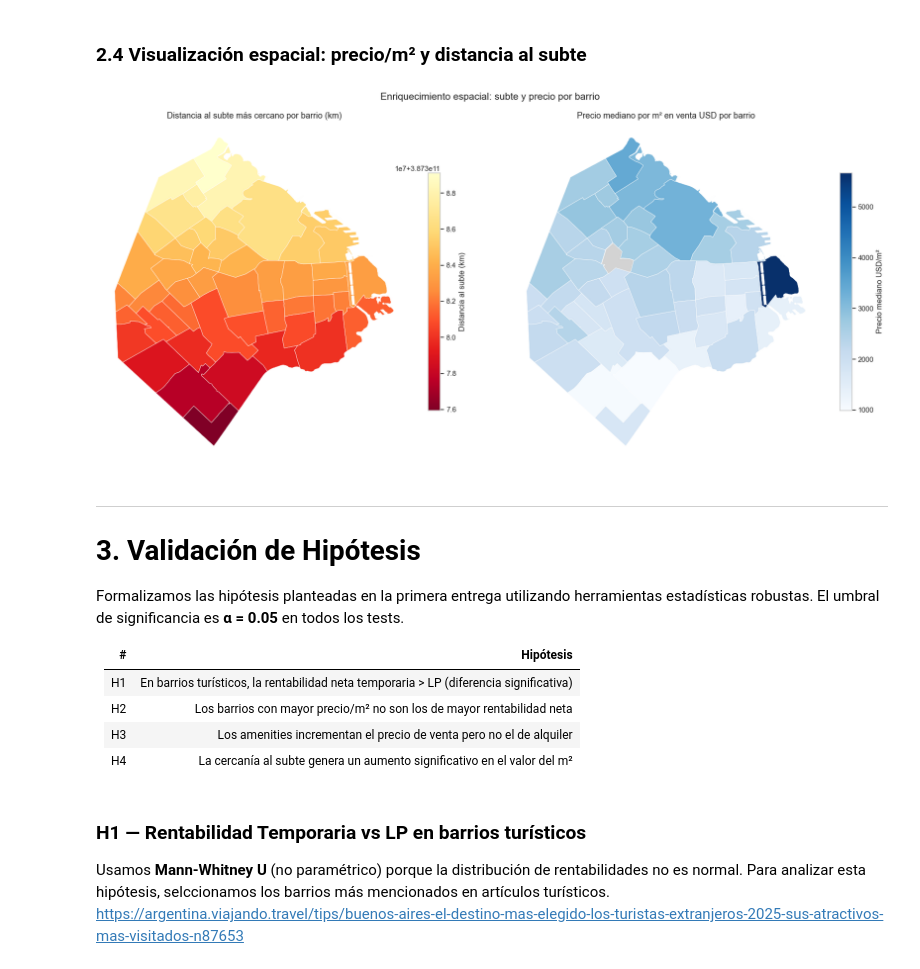
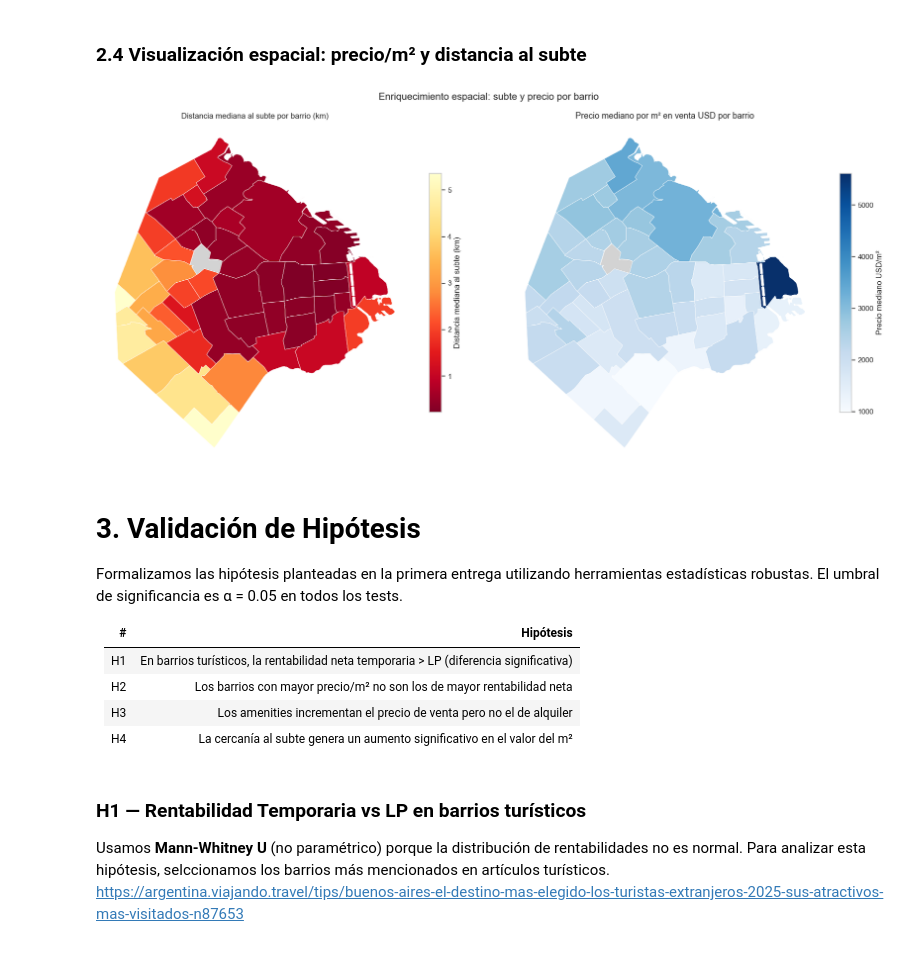
Before and after one commit to clararodriguezacevedo/descriptiva-real-estate, a Jupyter notebook: notebooks/TP3_Grupo_1.ipynb, the cells around one changed output. Saved outputs shown, nothing was run; the diff lists cells and outputs as text; code cells hidden in the pictures.

Commit message:
geocoding de propiedades y analisis geografico

```diff
--- a/notebooks/TP3_Grupo_1.ipynb
+++ b/notebooks/TP3_Grupo_1.ipynb
@@ -289,8 +278,8 @@ for col in subte.columns:
 
 subte = subte.rename(columns=col_map)
 subte = subte[['lon_subte', 'lat_subte']].dropna()
-subte['lat_subte'] = subte['lat_subte'].str.replace(',', '', regex=False)
-subte['lon_subte'] = subte['lon_subte'].str.replace(',', '', regex=False)
+subte['lat_subte'] = subte['lat_subte'].str.replace(',', '.', regex=False)  # comas son decimales (-34,5879 -> -34.5879)
+subte['lon_subte'] = subte['lon_subte'].str.replace(',', '.', regex=False)
 subte['lat_subte'] = pd.to_numeric(subte['lat_subte'])
 subte['lon_subte'] = pd.to_numeric(subte['lon_subte'])
 subte = subte.dropna()
@@ -406,9 +367,0 @@ Parque Avellaneda 387,379,777,969.214
-# %%
-# Fusionamos con el dataset principal
-df = df.merge(centroides[['barrio_oficial', 'dist_subte_km', 'lat_barrio', 'lon_barrio']],
-              on='barrio_oficial', how='left')
-
-cobertura = df['dist_subte_km'].notna().mean() * 100
-print(f'Cobertura del enriquecimiento espacial: {cobertura:.1f}% de los registros')
-print(f'\nEstadísticas de dist_subte_km:')
-print(df['dist_subte_km'].describe())
@@ -427,0 +421,15 @@ Name: dist_subte_km, dtype: float64
+# %%
+# === Distancia al subte POR PROPIEDAD ===
+
+df['dist_subte_km'] = distancia_min_subte_km_vec(df['lat'].values, df['lon'].values, subte_coords)
+
+# Mantenemos lat_barrio/lon_barrio (centroide) como referencia para algunos mapas.
+df = df.merge(centroides[['barrio_oficial', 'lat_barrio', 'lon_barrio']],
+              on='barrio_oficial', how='left')
+
+mask = df['dist_subte_km'].notna()
+print(f'Propiedades con dist_subte_km calculada: {mask.sum():,} de {len(df):,} '
+      f'({100*mask.mean():.1f} %)')
+print(f'Excluidas del analisis geografico (sin lat/lon): {(~mask).sum():,}')
+print('\nEstadisticas de dist_subte_km (km, solo propiedades con coordenadas):')
+print(df['dist_subte_km'].describe())
@@ -428,49 +450,51 @@ Name: dist_subte_km, dtype: float64
 # %% [markdown]
 ### 2.4 Visualización espacial: precio/m² y distancia al subte
 # %%
-# Mapa coroplético: distancia promedio al subte por barrio
-dist_barrio = centroides.set_index('barrio_oficial')['dist_subte_km']
+# Mapa coropletico: para cada barrio se colorea con la MEDIANA de las
+# distancias per-propiedad.
+dist_barrio = df.groupby('barrio_oficial')['dist_subte_km'].median()
+
 gdf_mapa = gdf_barrios.copy()
 gdf_mapa['dist_subte_km'] = gdf_mapa['barrio_oficial'].map(dist_barrio)
 
-# Precio mediano por m² en venta USD por barrio
+# Precio mediano por m2 en venta USD por barrio (filtra propiedades sin coords
+# tambien para mantener consistencia con el analisis espacial).
 precio_barrio = (
-    df[(df['operacion'] == 'venta') & (df['moneda'] == 'usd')]
+    df[(df['operacion'] == 'venta') & (df['moneda'] == 'usd') & df['lat'].notna()]
     .groupby('barrio_oficial')['precio_por_m2']
     .median()
 )
 gdf_mapa['precio_m2_mediano'] = gdf_mapa['barrio_oficial'].map(precio_barrio)
 
 fig, axes = plt.subplots(1, 2, figsize=(18, 8))
 
 gdf_mapa.plot(
     column='dist_subte_km', cmap='YlOrRd_r', linewidth=0.5,
     edgecolor='white', legend=True, ax=axes[0],
     missing_kwds={'color': 'lightgrey', 'label': 'Sin datos'},
-    legend_kwds={'label': 'Distancia al subte (km)', 'shrink': 0.7}
+    legend_kwds={'label': 'Distancia mediana al subte (km)', 'shrink': 0.7}
 )
-axes[0].set_title('Distancia al subte más cercano por barrio (km)', fontsize=13)
+axes[0].set_title('Distancia mediana al subte por barrio (km)', fontsize=12)
 axes[0].axis('off')
 
 gdf_mapa.plot(
     column='precio_m2_mediano', cmap='Blues', linewidth=0.5,
     edgecolor='white', legend=True, ax=axes[1],
     missing_kwds={'color': 'lightgrey', 'label': 'Sin datos'},
     legend_kwds={'label': 'Precio mediano USD/m²', 'shrink': 0.7}
 )
 axes[1].set_title('Precio mediano por m² en venta USD por barrio', fontsize=13)
 axes[1].axis('off')
 
 plt.suptitle('Enriquecimiento espacial: subte y precio por barrio', fontsize=15, y=1.01)
 plt.tight_layout()
 plt.show()
 # %% [output]
-[figure, old version]
+[figure, new version]
 # %% [markdown]
----
 # 3. Validación de Hipótesis
 
-Formalizamos las hipótesis planteadas en la primera entrega utilizando herramientas estadísticas robustas. El umbral de significancia es **α = 0.05** en todos los tests.
+Formalizamos las hipótesis planteadas en la primera entrega utilizando herramientas estadísticas robustas. El umbral de significancia es α = 0.05 en todos los tests.
 
 | # | Hipótesis |
 |---|---|
```
Also changed, not shown: parts of 29 cells of this notebook, 6 other files.
